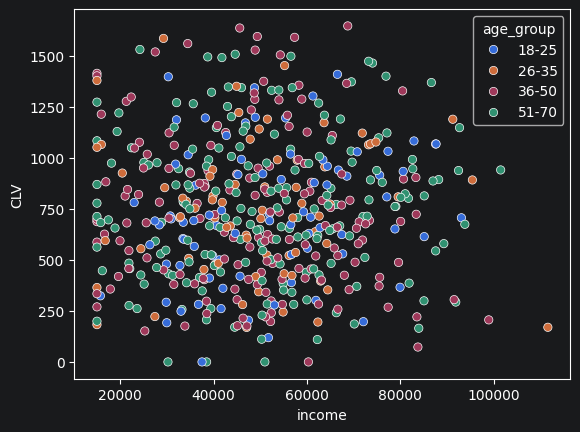
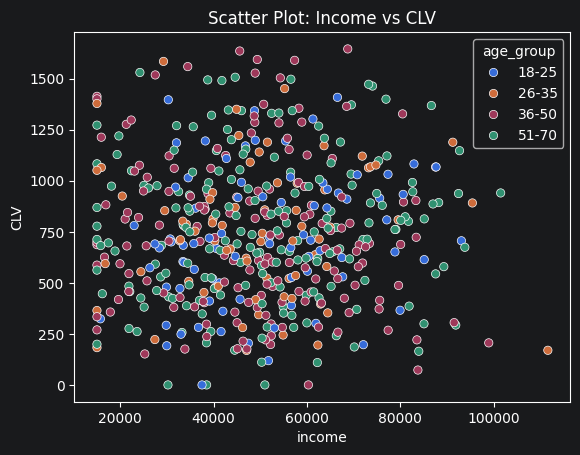
Unified diff of the notebook cell whose output changed from the first chart to the second:
--- before
+++ after
@@ -6,12 +6,12 @@
 
 
-sns.scatterplot(data=customers,x='income',y='CLV',hue='age_group')
+sns.scatterplot(data=customers,x='income',y='CLV',hue='age_group').set_title("Scatter Plot: Income vs CLV")
 plt.show()
 
 
-sns.barplot(customers, x='age_group', y='CLV')
+sns.barplot(customers, x='age_group', y='CLV').set_title("Bar Chart: Average CLV by Age group")
 plt.show()
 
 correlation= customers.corr(numeric_only=True)
-sns.heatmap(correlation, annot=True, cmap='coolwarm')
+sns.heatmap(correlation, annot=True, cmap='coolwarm').set_title("Coorelation Heatmap")
 plt.show()

Commit: Refinement